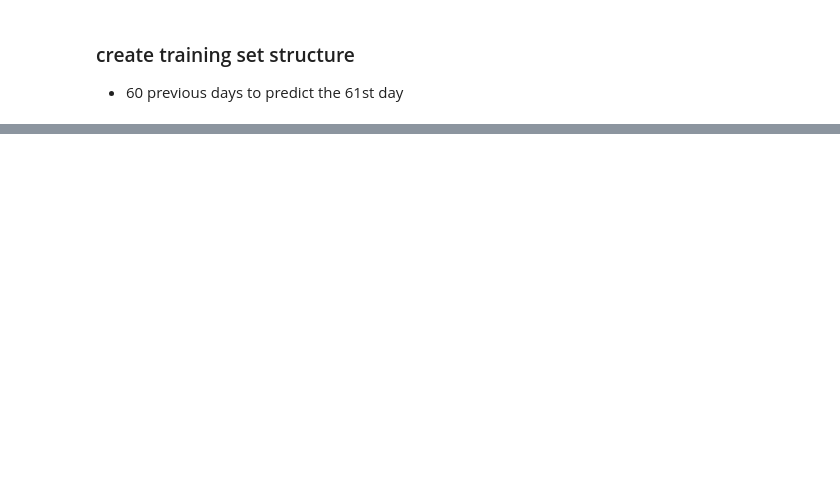
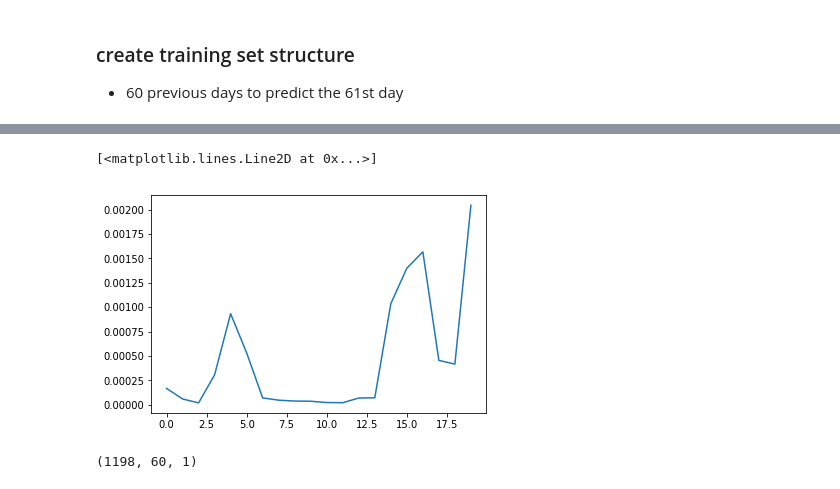
Before and after one commit to darrahts/deeplearning, a Jupyter notebook: LSTM.ipynb, the cells around one changed output, grey strips where cells are left out. Cells and saved outputs as stored; diff of their text form; code cells hidden in the pictures; blank space fills up the shorter version.

```diff
--- a/LSTM.ipynb
+++ b/LSTM.ipynb
@@ -56,0 +169,12 @@ y_train = np.array(y_train)
+# %%
+res = (test - predicted_prices) / (840 - 780)
+res = np.square(res)
+# %%
+plt.plot(res/100)
+# %% [output]
+[<matplotlib.lines.Line2D at 0x...>]
+[figure, added]
+# %%
+X_train.shape
+# %% [output]
+(1198, 60, 1)
```
Also changed, not shown: parts of 17 cells of this notebook.
